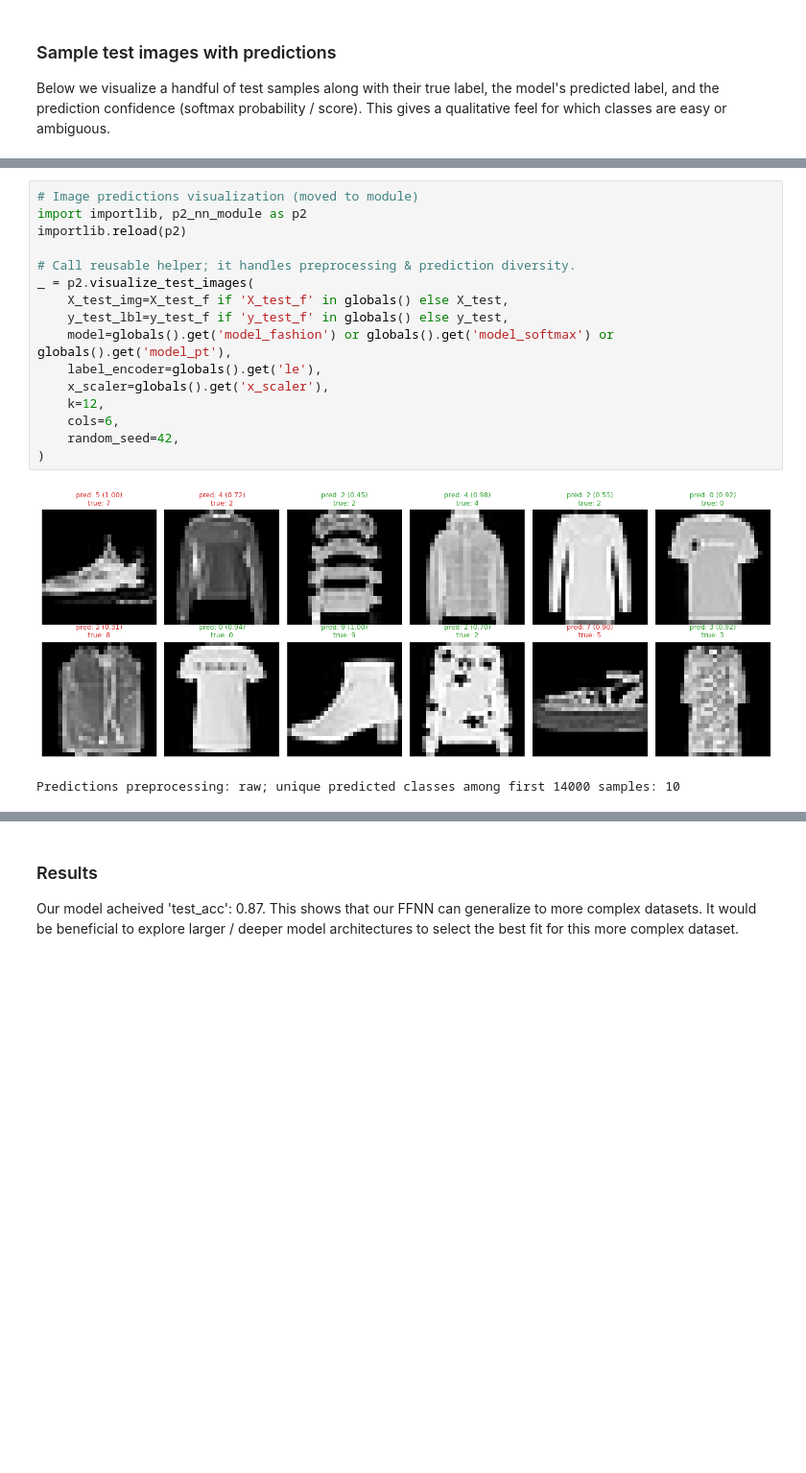
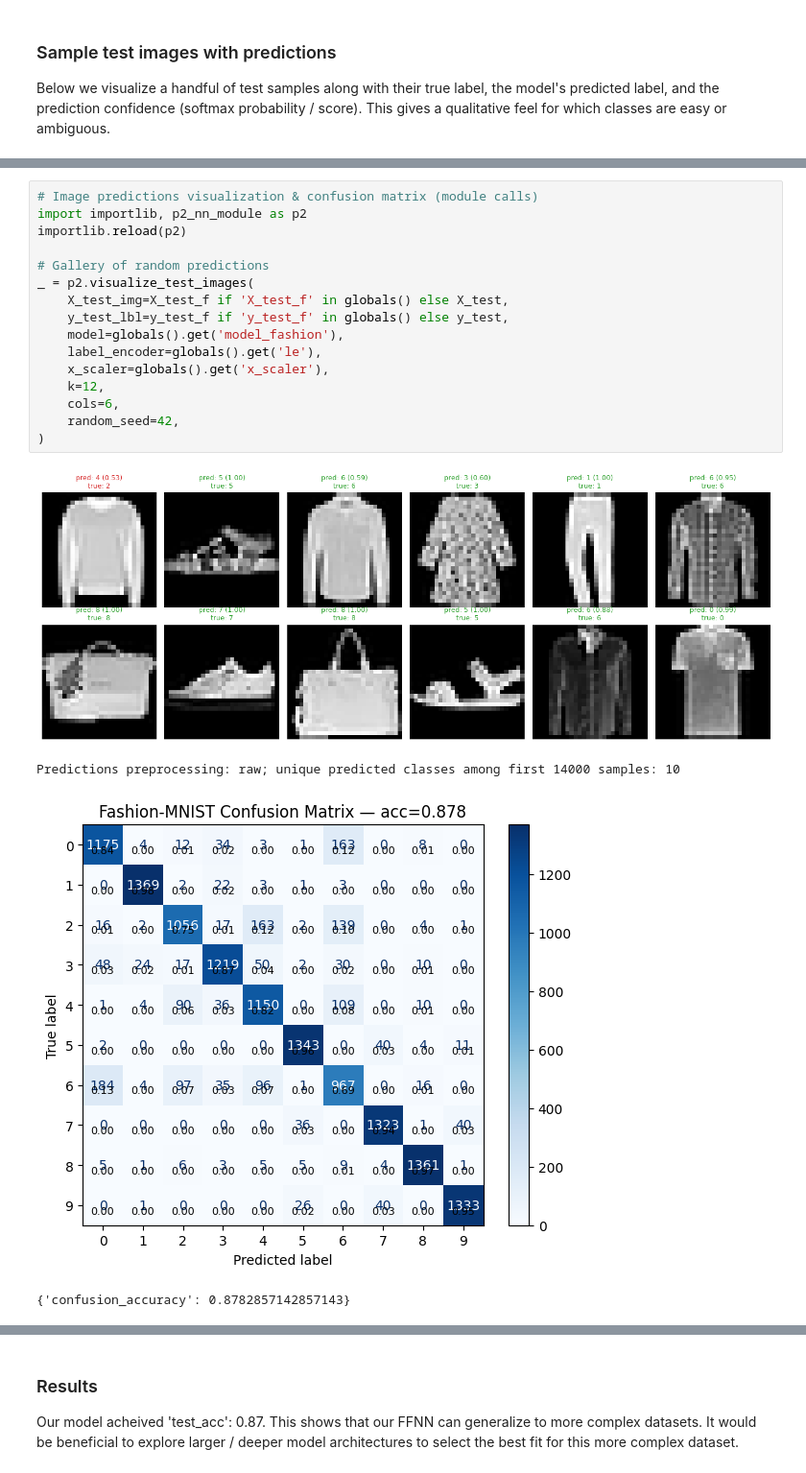
Before and after one commit to Twaal/applied-data-analysis-and-ml, a Jupyter notebook: Project2/code/project2.ipynb, the cells around one changed output, grey strips where cells are left out. Shown: that part at 96% size. Saved outputs shown, nothing was run; the diff lists cells and outputs as text; blank space fills up the shorter version.

Commit message:
confusion matrix

```diff
--- a/Project2/code/project2.ipynb
+++ b/Project2/code/project2.ipynb
@@ -975,19 +928,21 @@ KeyboardInterrupt:
 # %%
-# Image predictions visualization (moved to module)
+# Image predictions visualization & confusion matrix (module calls)
 import importlib, p2_nn_module as p2
 importlib.reload(p2)
 
-# Call reusable helper; it handles preprocessing & prediction diversity.
+# Gallery of random predictions
 _ = p2.visualize_test_images(
     X_test_img=X_test_f if 'X_test_f' in globals() else X_test,
     y_test_lbl=y_test_f if 'y_test_f' in globals() else y_test,
-    model=globals().get('model_fashion') or globals().get('model_softmax') or globals().get('model_pt'),
+    model=globals().get('model_fashion'),
     label_encoder=globals().get('le'),
     x_scaler=globals().get('x_scaler'),
     k=12,
     cols=6,
     random_seed=42,
 )
 # %% [output]
-[figure, old version]
+[figure, new version]
 Predictions preprocessing: raw; unique predicted classes among first 14000 samples: 10
+[figure, added]
+{'confusion_accuracy': 0.8782857142857143}
```
Also changed, not shown: parts of 3 cells of this notebook, 1 other file.
